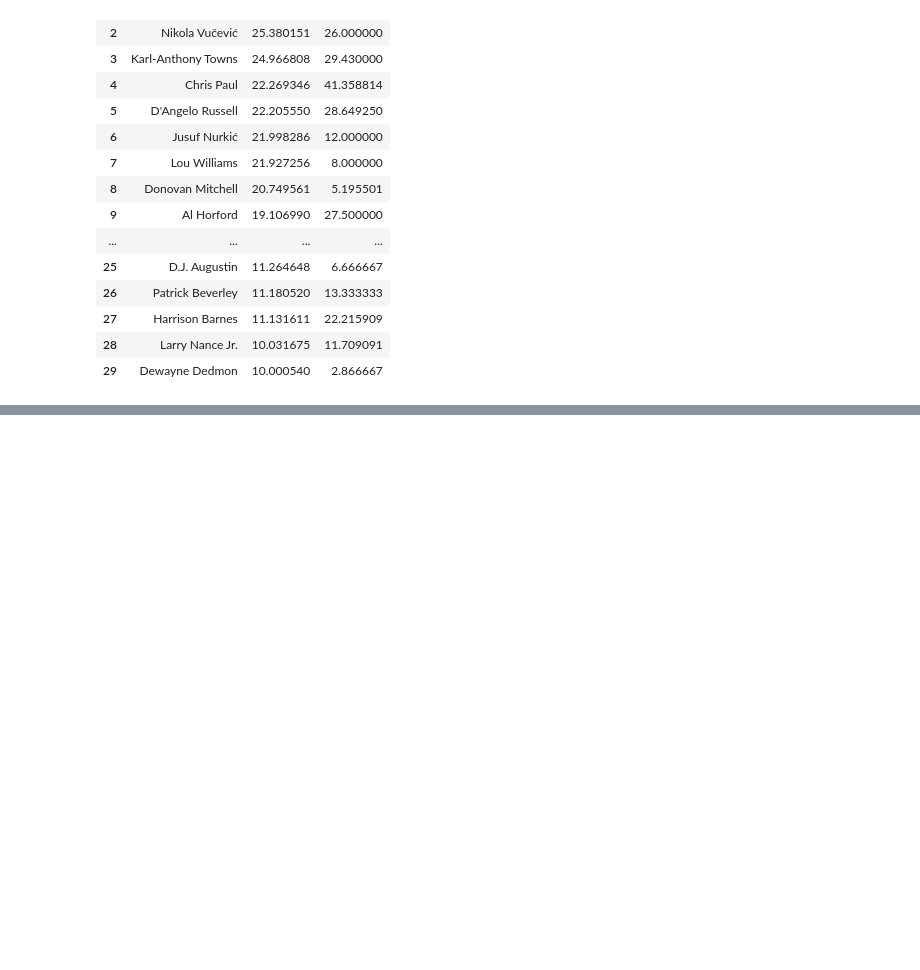
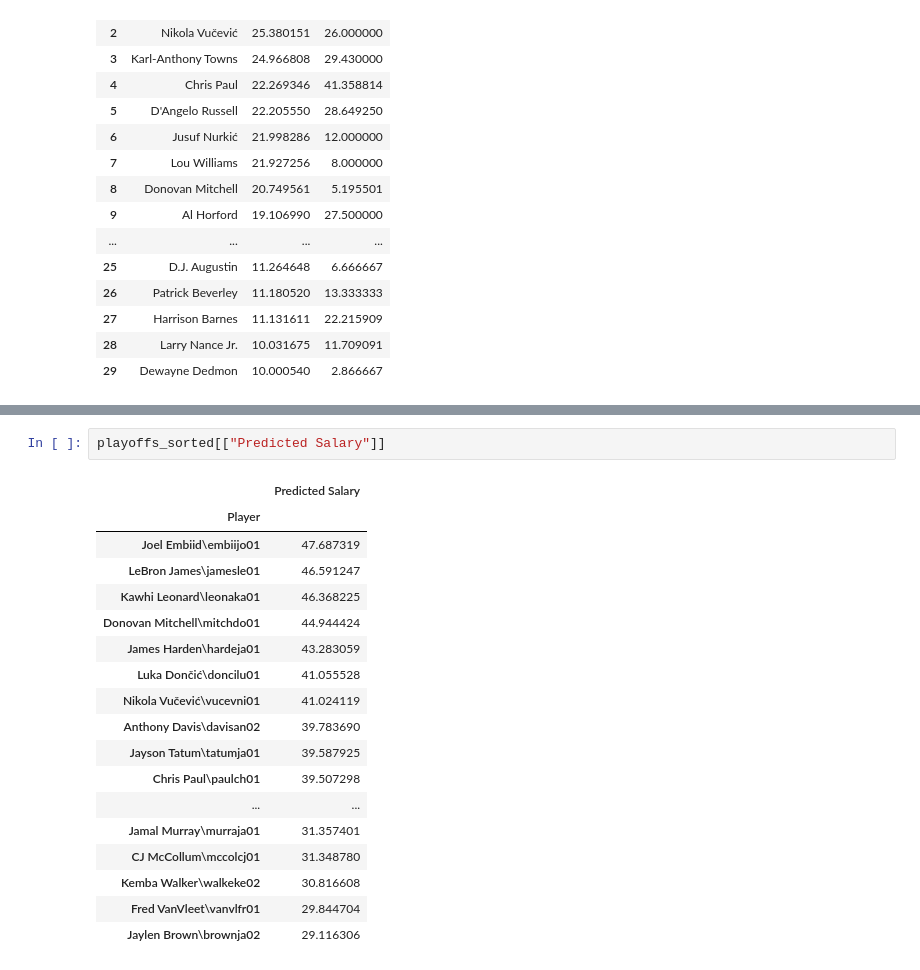
Before and after one commit to MatthewJin11/random_projects, a Jupyter notebook: NBA Salary Regression.ipynb, the cells around one changed output, grey strips where cells are left out. Drawn from its saved outputs; the diff is of its cells as text; blank space fills up the shorter version.

```diff
--- a/NBA Salary Regression.ipynb
+++ b/NBA Salary Regression.ipynb
@@ -500,0 +628,21 @@ df_final
+# %%
+playoffs_sorted[["Predicted Salary"]]
+# %% [output]
+|  | Predicted Salary |
+| Player |  |
+| Joel Embiid\embiijo01 | 47.687319 |
+| LeBron James\jamesle01 | 46.591247 |
+| Kawhi Leonard\leonaka01 | 46.368225 |
+| Donovan Mitchell\mitchdo01 | 44.944424 |
+| James Harden\hardeja01 | 43.283059 |
+| Luka Dončić\doncilu01 | 41.055528 |
+| Nikola Vučević\vucevni01 | 41.024119 |
+| Anthony Davis\davisan02 | 39.783690 |
+| Jayson Tatum\tatumja01 | 39.587925 |
+| Chris Paul\paulch01 | 39.507298 |
+| ... | ... |
+| Jamal Murray\murraja01 | 31.357401 |
+| CJ McCollum\mccolcj01 | 31.348780 |
+| Kemba Walker\walkeke02 | 30.816608 |
+| Fred VanVleet\vanvlfr01 | 29.844704 |
+| Jaylen Brown\brownja02 | 29.116306 |
```
Also changed, not shown: parts of 35 cells of this notebook.
